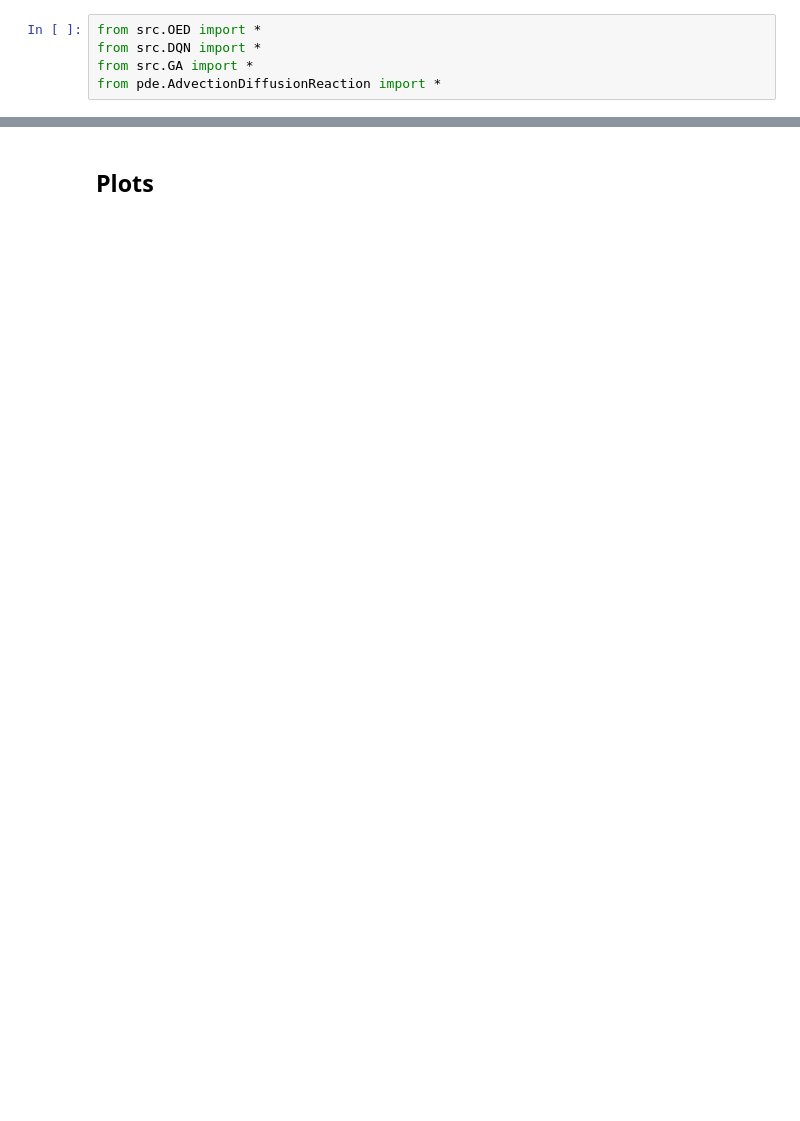
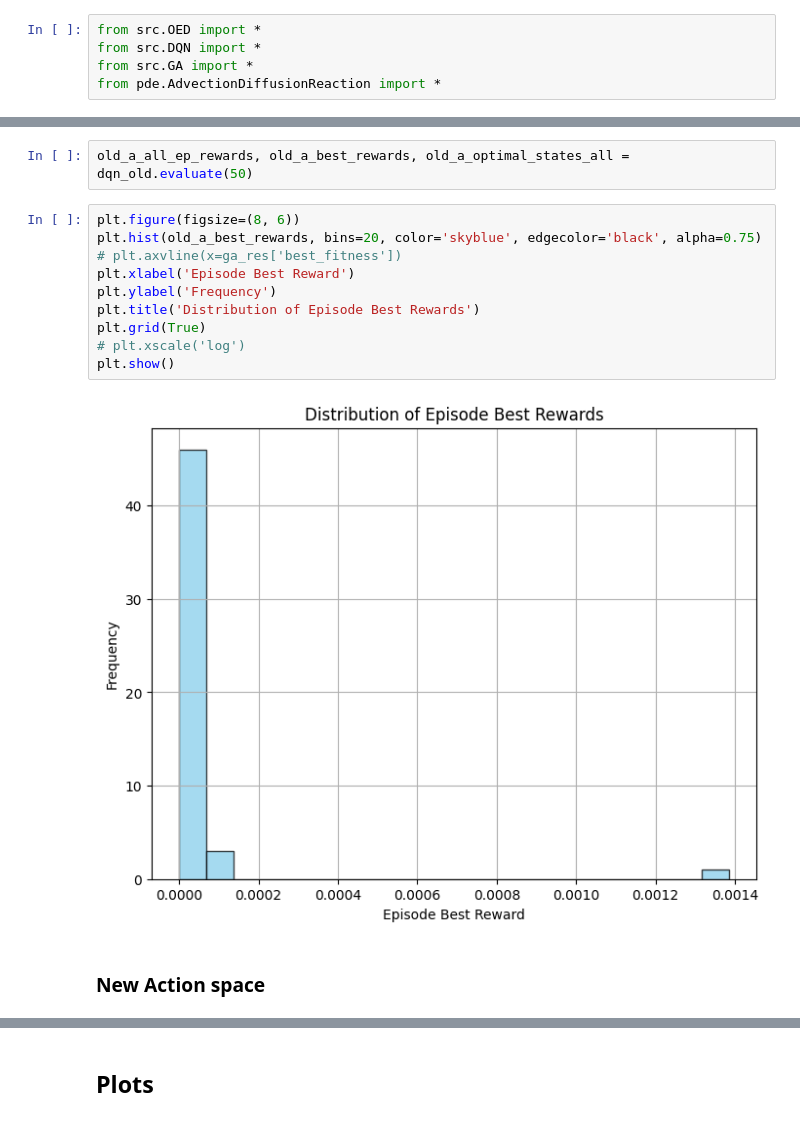
Before and after one commit to apoorv-s/Optimal-Experimental-Design-using-RL, a Jupyter notebook: AdvDiffReact.ipynb, the cells around one changed output, grey strips where cells are left out. Drawn from its saved outputs; the diff is of its cells as text; blank space fills up the shorter version.

```diff
--- a/AdvDiffReact.ipynb
+++ b/AdvDiffReact.ipynb
@@ -140,0 +45,16 @@ plt.show()
+# %%
+old_a_all_ep_rewards, old_a_best_rewards, old_a_optimal_states_all = dqn_old.evaluate(50)
+# %%
+plt.figure(figsize=(8, 6))
+plt.hist(old_a_best_rewards, bins=20, color='skyblue', edgecolor='black', alpha=0.75)
+# plt.axvline(x=ga_res['best_fitness'])
+plt.xlabel('Episode Best Reward')
+plt.ylabel('Frequency')
+plt.title('Distribution of Episode Best Rewards')
+plt.grid(True)
+# plt.xscale('log')
+plt.show()
+# %% [output]
+[figure, added]
+# %% [markdown]
+### New Action space
```
Also changed, not shown: parts of 56 cells of this notebook, 15 other files.
